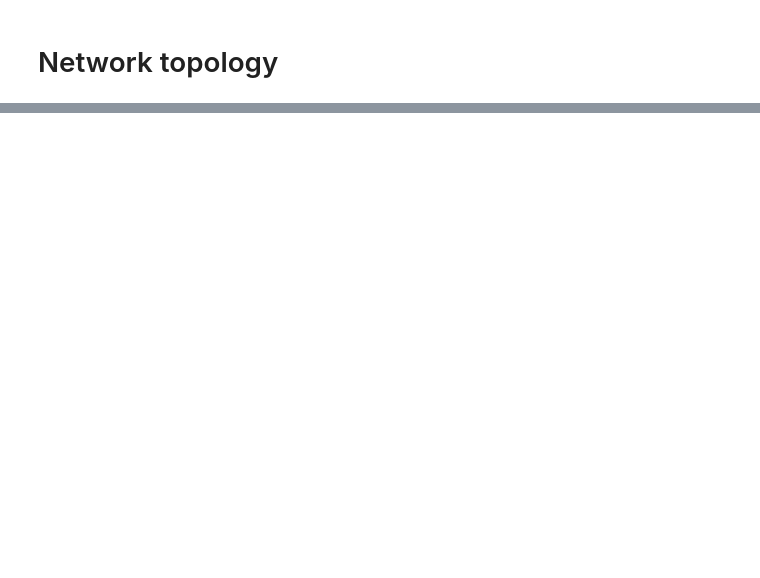
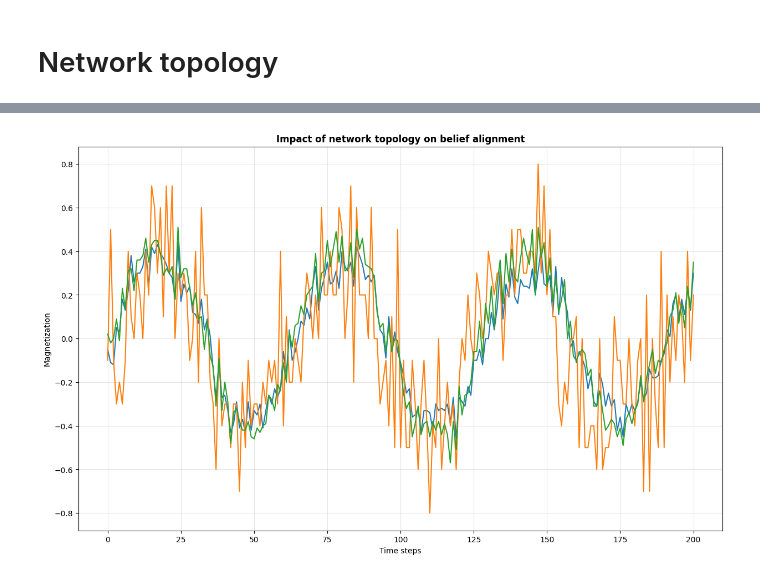
Before and after one commit to Whatisthisname/ComplexSystem, a Jupyter notebook: diameter.ipynb, the cells around one changed output, grey strips where cells are left out. Drawn from its saved outputs; the diff is of its cells as text; code cells hidden in the pictures; blank space fills up the shorter version.

```diff
--- a/diameter.ipynb
+++ b/diameter.ipynb
@@ -325,0 +326,12 @@ plt.show()
+# %%
+plt.figure(figsize=(15,9))
+plt.plot(magnetization_scale_free)
+plt.plot(magnetization_erdos)
+plt.plot(magnetization_small_world)
+plt.xlabel("Time steps")
+plt.ylabel("Magnetization")
+plt.title("Impact of network topology on belief alignment", weight='bold')
+plt.grid(True, alpha=0.3)
+plt.show()
+# %% [output]
+[figure, added]
```
Also changed, not shown: parts of 5 cells of this notebook.
